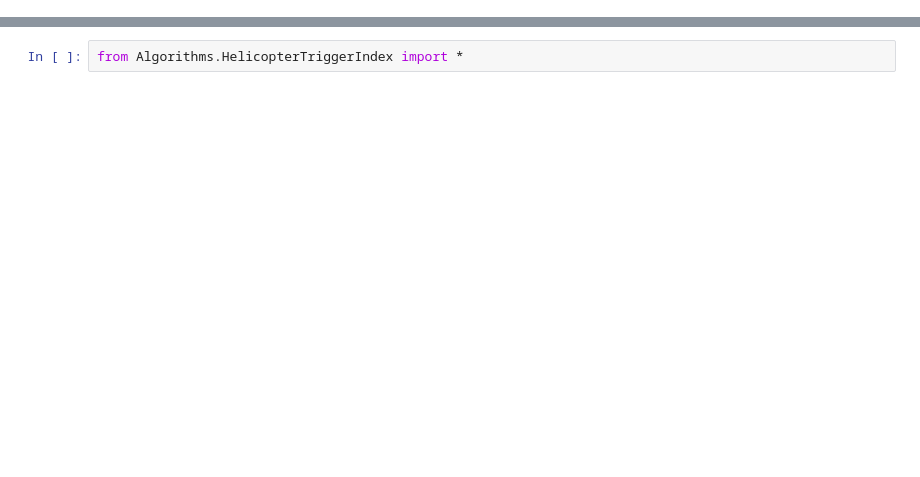
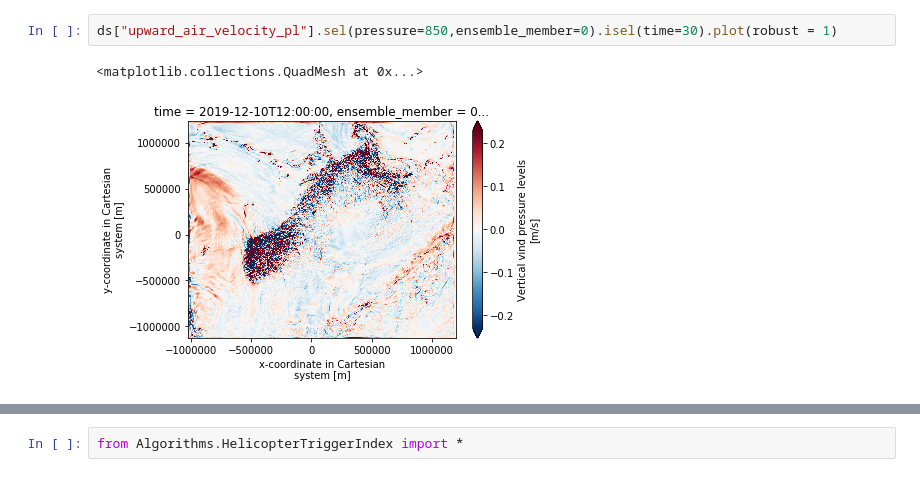
Before and after one commit to johtoblan/Master, a Jupyter notebook: Developing.ipynb, the cells around one changed output, grey strips where cells are left out. Saved outputs shown, nothing was run; the diff lists cells and outputs as text; blank space fills up the shorter version.

```diff
--- a/Developing.ipynb
+++ b/Developing.ipynb
@@ -5,0 +18,5 @@ ds = xr.open_dataset("http://thredds.met.no/thredds/dodsC/meps25epsarchive/2017/
+# %%
+ds["upward_air_velocity_pl"].sel(pressure=850,ensemble_member=0).isel(time=30).plot(robust = 1)
+# %% [output]
+<matplotlib.collections.QuadMesh at 0x...>
+[figure, added]
```
Also changed, not shown: parts of 14 cells of this notebook, 1 other file.
